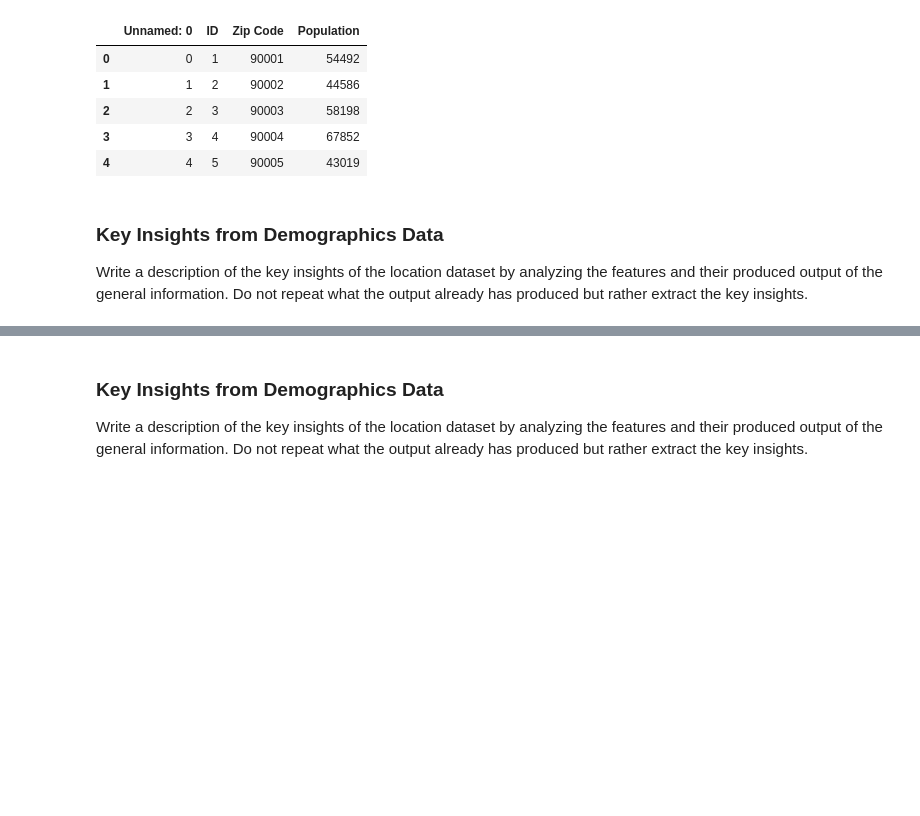
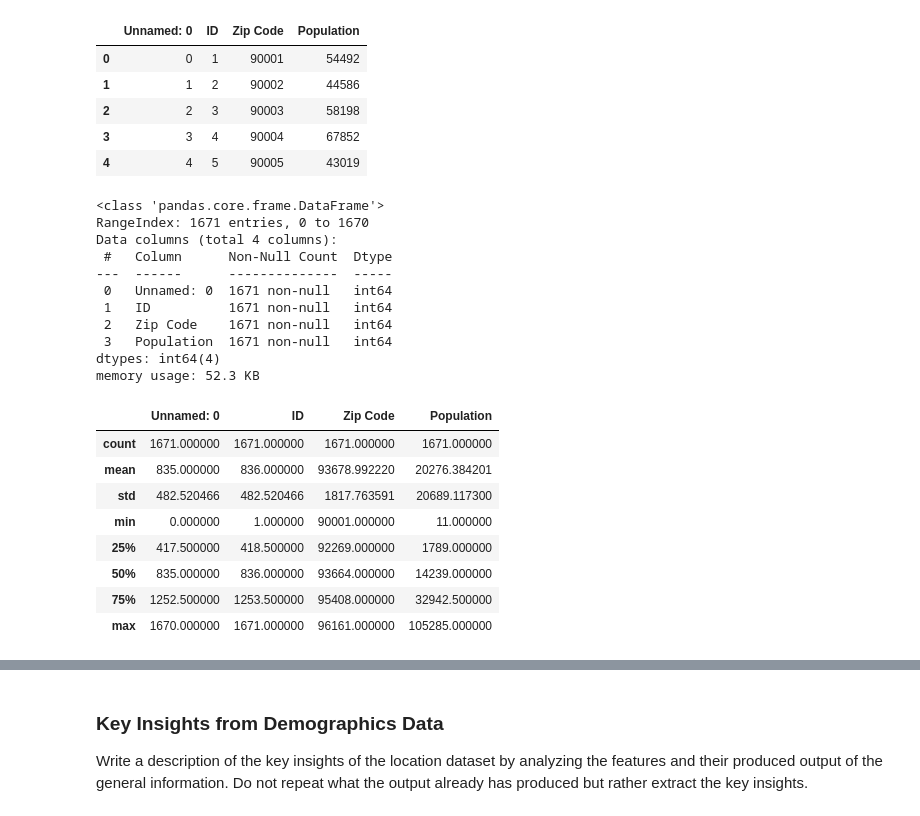
Before and after one commit to eelisee/telco-customer-churn, a Jupyter notebook: 3_preprocessing/preprocessing.ipynb, the cells around one changed output, grey strips where cells are left out. Drawn from its saved outputs; the diff is of its cells as text; code cells hidden in the pictures; blank space fills up the shorter version.

```diff
--- a/3_preprocessing/preprocessing.ipynb
+++ b/3_preprocessing/preprocessing.ipynb
@@ -376,7 +376,30 @@ df_population.head()
 | 2 | 2 | 3 | 90003 | 58198 |
 | 3 | 3 | 4 | 90004 | 67852 |
 | 4 | 4 | 5 | 90005 | 43019 |
-# %% [markdown]
-### Key Insights from Demographics Data
-
-Write a description of the key insights of the location dataset by analyzing the features and their produced output of the general information. Do not repeat what the output already has produced but rather extract the key insights.
+# %%
+# Display a concise summary of the demographics DataFrame
+df_population.info()
+
+# Get statistical summaries of the numerical columns in the demographics DataFrame
+df_population.describe()
+# %% [output]
+<class 'pandas.core.frame.DataFrame'>
+RangeIndex: 1671 entries, 0 to 1670
+Data columns (total 4 columns):
+ #   Column      Non-Null Count  Dtype
+---  ------      --------------  -----
+ 0   Unnamed: 0  1671 non-null   int64
+ 1   ID          1671 non-null   int64
+ 2   Zip Code    1671 non-null   int64
+ 3   Population  1671 non-null   int64
+dtypes: int64(4)
+memory usage: 52.3 KB
+|  | Unnamed: 0 | ID | Zip Code | Population |
+| count | 1671.000000 | 1671.000000 | 1671.000000 | 1671.000000 |
+| mean | 835.000000 | 836.000000 | 93678.992220 | 20276.384201 |
+| std | 482.520466 | 482.520466 | 1817.763591 | 20689.117300 |
+| min | 0.000000 | 1.000000 | 90001.000000 | 11.000000 |
+| 25% | 417.500000 | 418.500000 | 92269.000000 | 1789.000000 |
+| 50% | 835.000000 | 836.000000 | 93664.000000 | 14239.000000 |
+| 75% | 1252.500000 | 1253.500000 | 95408.000000 | 32942.500000 |
+| max | 1670.000000 | 1671.000000 | 96161.000000 | 105285.000000 |
```
Also changed, not shown: parts of 4 cells of this notebook.
